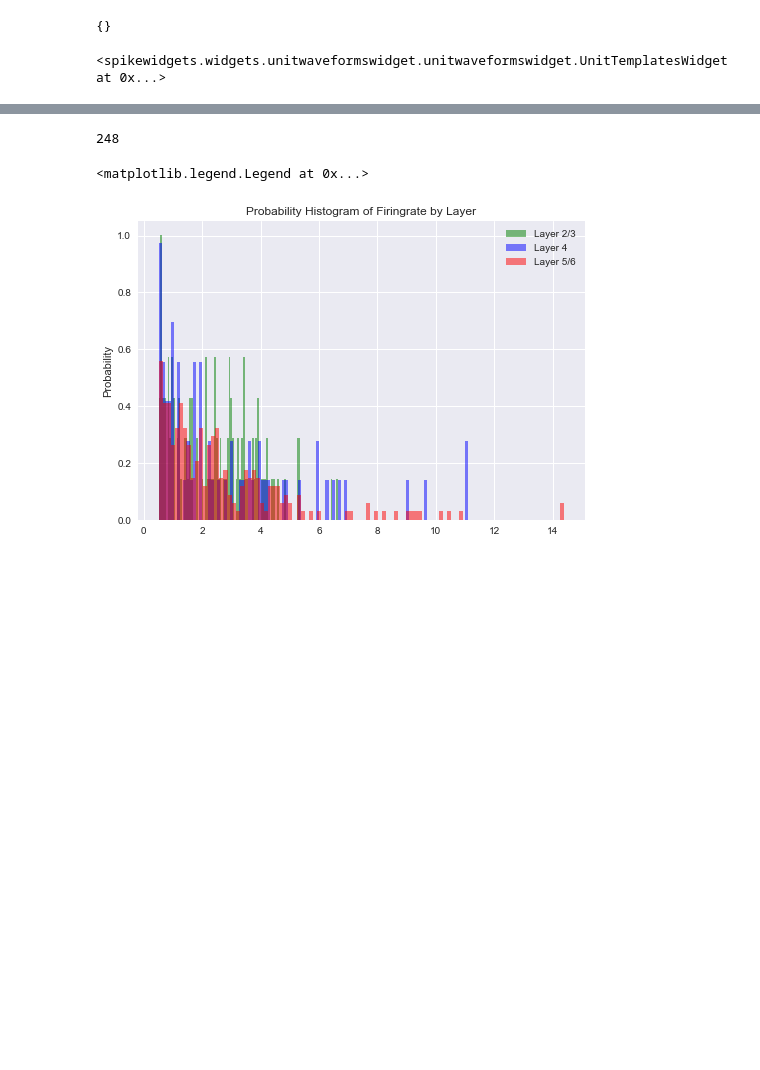
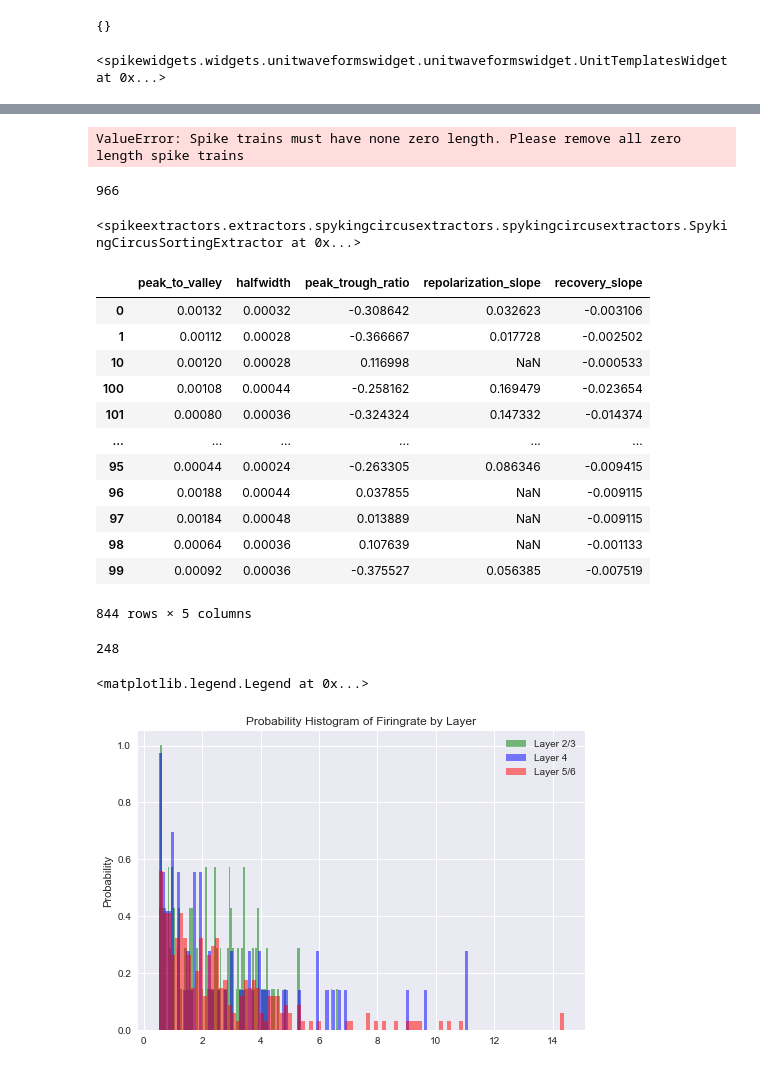
Before and after one commit to jonasort/MEA_analysis, a Jupyter notebook: Spikesorting/Spike_Interface_Cache_and_DF_210421.ipynb, the cells around one changed output, grey strips where cells are left out. Saved outputs shown, nothing was run; the diff lists cells and outputs as text; code cells hidden in the pictures; blank space fills up the shorter version.

```diff
--- a/Spikesorting/Spike_Interface_Cache_and_DF_210421.ipynb
+++ b/Spikesorting/Spike_Interface_Cache_and_DF_210421.ipynb
@@ -409,0 +409,11 @@ unit_ids = sorted_dic['sec_0-300'].get_unit_ids()
+# %%
+quality_metrics = st.validation.compute_quality_metrics(
+    sorted_dic['sec_0-300'],
+    loaded['sec_0-300'],
+    metric_names=['firing_rate', 'isi_violation', 'snr',
+                  'amplitude_cutoff', 'presence_ratio'],
+    as_dataframe=True,
+    unit_ids=list_not_empty_spiketrains
+    )
+# %% [output]
+ValueError: Spike trains must have none zero length. Please remove all zero length spike trains
@@ -410,3 +428,33 @@ unit_ids = sorted_dic['sec_0-300'].get_unit_ids()
+# %%
+len(ids)
+# %% [output]
+966
+# %%
+sorted_dic[u]
+# %% [output]
+<spikeextractors.extractors.spykingcircusextractors.spykingcircusextractors.SpykingCircusSortingExtractor at 0x...>
+# %%
+features = st.postprocessing.compute_unit_template_features(
+    loaded[u],
+    sorted_dic[u],
+    as_dataframe=True
+    )
+# %%
+features
+# %% [output]
+|  | peak_to_valley | halfwidth | peak_trough_ratio | repolarization_slope | recovery_slope |
+| 0 | 0.00132 | 0.00032 | -0.308642 | 0.032623 | -0.003106 |
+| 1 | 0.00112 | 0.00028 | -0.366667 | 0.017728 | -0.002502 |
+| 10 | 0.00120 | 0.00028 | 0.116998 | NaN | -0.000533 |
+| 100 | 0.00108 | 0.00044 | -0.258162 | 0.169479 | -0.023654 |
+| 101 | 0.00080 | 0.00036 | -0.324324 | 0.147332 | -0.014374 |
+| ... | ... | ... | ... | ... | ... |
+| 95 | 0.00044 | 0.00024 | -0.263305 | 0.086346 | -0.009415 |
+| 96 | 0.00188 | 0.00044 | 0.037855 | NaN | -0.009115 |
+| 97 | 0.00184 | 0.00048 | 0.013889 | NaN | -0.009115 |
+| 98 | 0.00064 | 0.00036 | 0.107639 | NaN | -0.001133 |
+| 99 | 0.00092 | 0.00036 | -0.375527 | 0.056385 | -0.007519 |
+844 rows × 5 columns
 # %%
 len(unitframe['channellabel'].unique())
 # %% [output]
```
Also changed, not shown: parts of 35 cells of this notebook, 18 other files.
